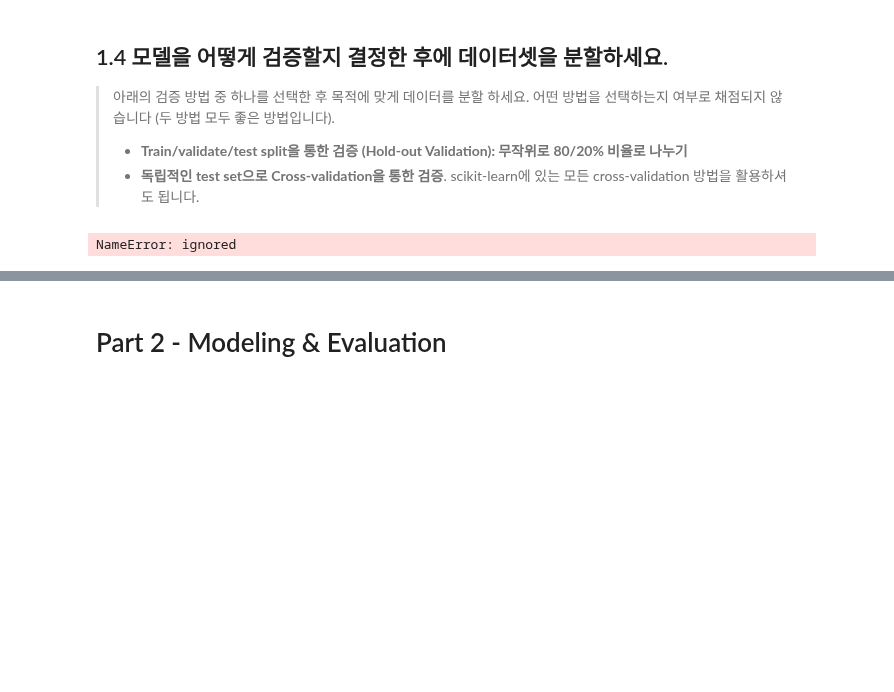
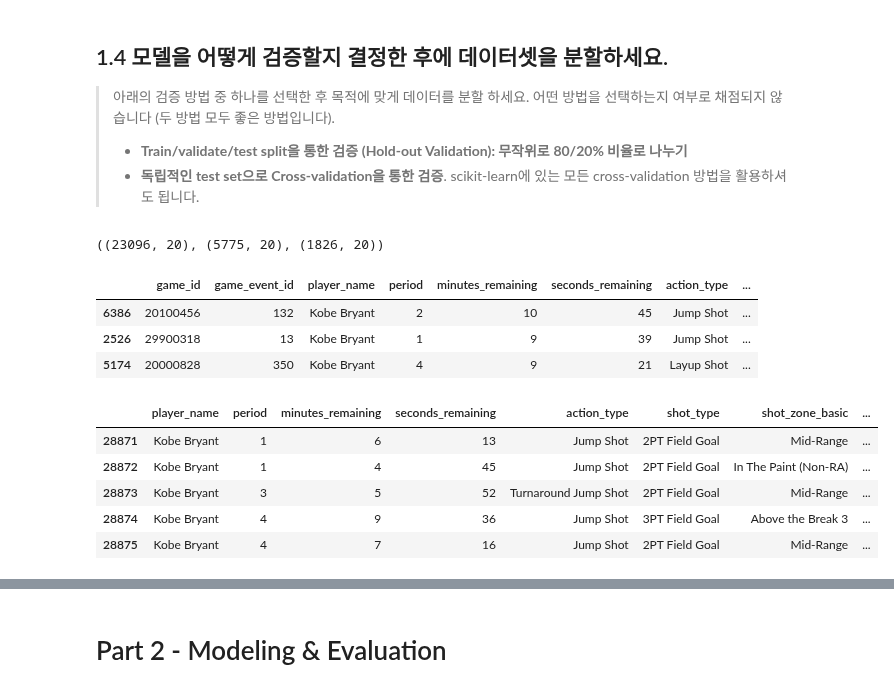
Before and after one commit to dagyaom/-, a Jupyter notebook: ai05_sc22x_정세연.ipynb, the cells around one changed output, grey strips where cells are left out. Cells and saved outputs as stored; diff of their text form; code cells hidden in the pictures; blank space fills up the shorter version.

```diff
--- a/ai05_sc22x_정세연.ipynb
+++ b/ai05_sc22x_정세연.ipynb
@@ -141,8 +141,8 @@ print(a)
 # %%
 advantage = pd.DataFrame(a, columns= ['Homecourt Advantage'])
 # %%
-df['Homecourt Advantage'] = advantage
-df.head()
+train['Homecourt Advantage'] = advantage
+train.head()
 # %% [output]
 |  | game_id | game_event_id | player_name | period | minutes_remaining | seconds_remaining | action_type | ... |
 | 0 | 29600027 | 102 | Kobe Bryant | 1 | 0 | 42 | Jump Shot | ... |
@@ -184,12 +182,30 @@ ValueError: ignored
 >
 >- **Train/validate/test split을 통한 검증 (Hold-out Validation): 무작위로 80/20% 비율로 나누기**
 >- **독립적인 test set으로 Cross-validation을 통한 검증**. scikit-learn에 있는 모든 cross-validation 방법을 활용하셔도 됩니다.
+# %%
+from sklearn.model_selection import train_test_split
+
+train, val = train_test_split(train, train_size=0.80, test_size=0.20,
+                              stratify=train[target], random_state=2)
+
+
+train.shape, val.shape, test.shape
+# %% [output]
+((23096, 20), (5775, 20), (1826, 20))
+# %%
+train.head(3)
+# %% [output]
+|  | game_id | game_event_id | player_name | period | minutes_remaining | seconds_remaining | action_type | ... |
+| 6386 | 20100456 | 132 | Kobe Bryant | 2 | 10 | 45 | Jump Shot | ... |
+| 2526 | 29900318 | 13 | Kobe Bryant | 1 | 9 | 39 | Jump Shot | ... |
+| 5174 | 20000828 | 350 | Kobe Bryant | 4 | 9 | 21 | Layup Shot | ... |
 # %%
 target = 'shot_made_flag'
-features = train.drop(columns = [target]).columns
+features = train.drop(['game_id', 'game_event_id','shot_made_flag','game_date'], axis =1).columns
 
 X_train = train[features]
 y_train = train[target]
+X_val = val[features]
+y_val = val[target]
 X_test = test[features]
+y_test = test[target]
-# %% [output]
-NameError: ignored
@@ -197,0 +212,9 @@ NameError: ignored
+# %%
+X_test.head()
+# %% [output]
+|  | player_name | period | minutes_remaining | seconds_remaining | action_type | shot_type | shot_zone_basic | ... |
+| 28871 | Kobe Bryant | 1 | 6 | 13 | Jump Shot | 2PT Field Goal | Mid-Range | ... |
+| 28872 | Kobe Bryant | 1 | 4 | 45 | Jump Shot | 2PT Field Goal | In The Paint (Non-RA) | ... |
+| 28873 | Kobe Bryant | 3 | 5 | 52 | Turnaround Jump Shot | 2PT Field Goal | Mid-Range | ... |
+| 28874 | Kobe Bryant | 4 | 9 | 36 | Jump Shot | 3PT Field Goal | Above the Break 3 | ... |
+| 28875 | Kobe Bryant | 4 | 7 | 16 | Jump Shot | 2PT Field Goal | Mid-Range | ... |
```
Also changed, not shown: parts of 17 cells of this notebook.
